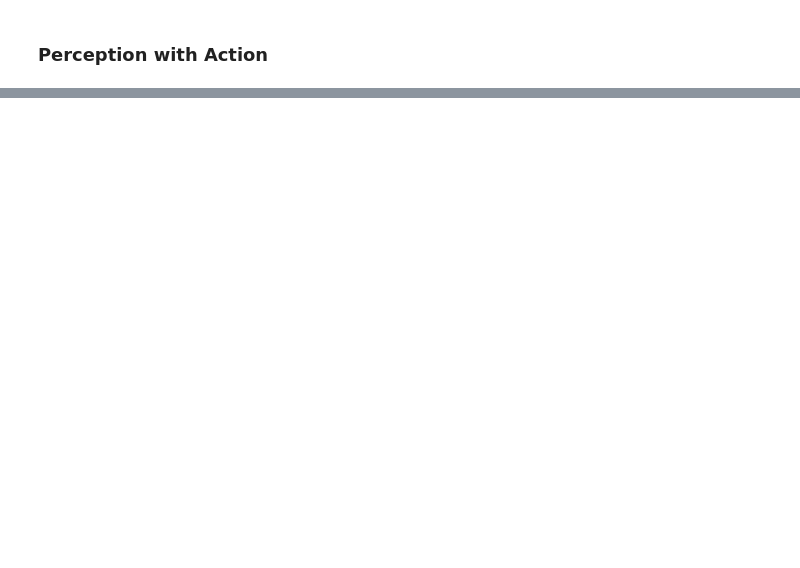
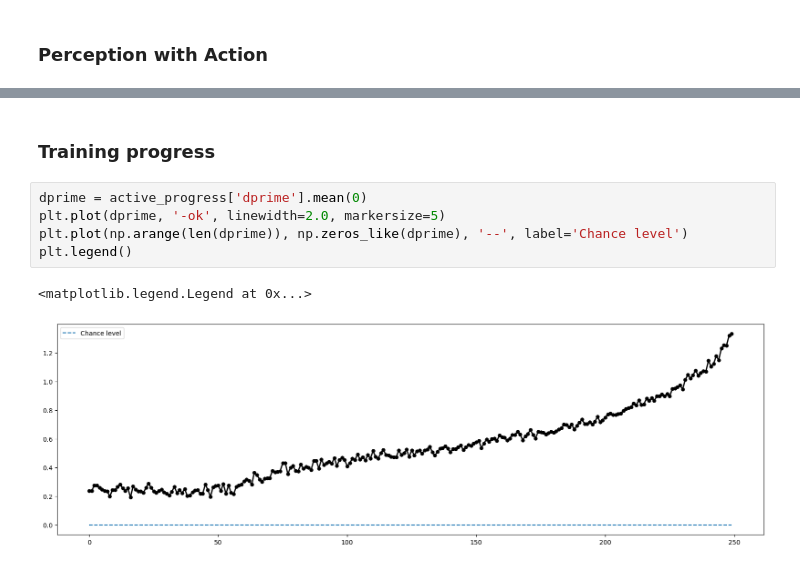
Before and after one commit to HChoiLab/cortical_circuit_model_for_novelty_encoding, a Jupyter notebook: analysis.ipynb, the cells around one changed output, grey strips where cells are left out. Drawn from its saved outputs; the diff is of its cells as text; blank space fills up the shorter version.

```diff
--- a/analysis.ipynb
+++ b/analysis.ipynb
@@ -243,0 +192,10 @@ Text(0.5, 1.0, 'VIP (sigma_p)')
+# %% [markdown]
+### Training progress
+# %%
+dprime = active_progress['dprime'].mean(0)
+plt.plot(dprime, '-ok', linewidth=2.0, markersize=5)
+plt.plot(np.arange(len(dprime)), np.zeros_like(dprime), '--', label='Chance level')
+plt.legend()
+# %% [output]
+<matplotlib.legend.Legend at 0x...>
+[figure, added]
```
Also changed, not shown: parts of 11 cells of this notebook, 2 other files.
